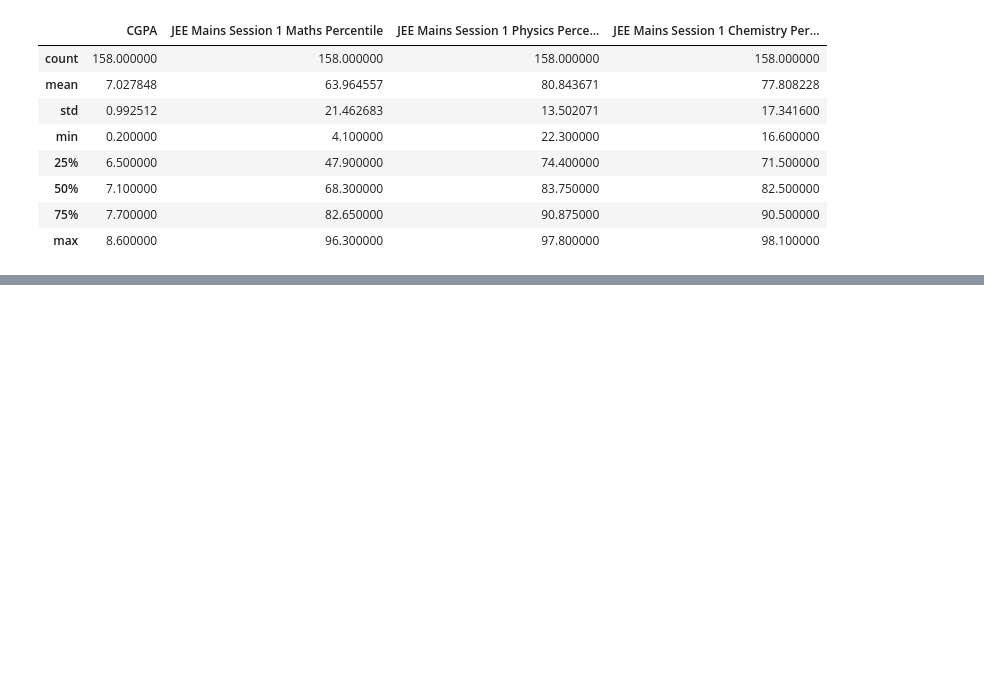
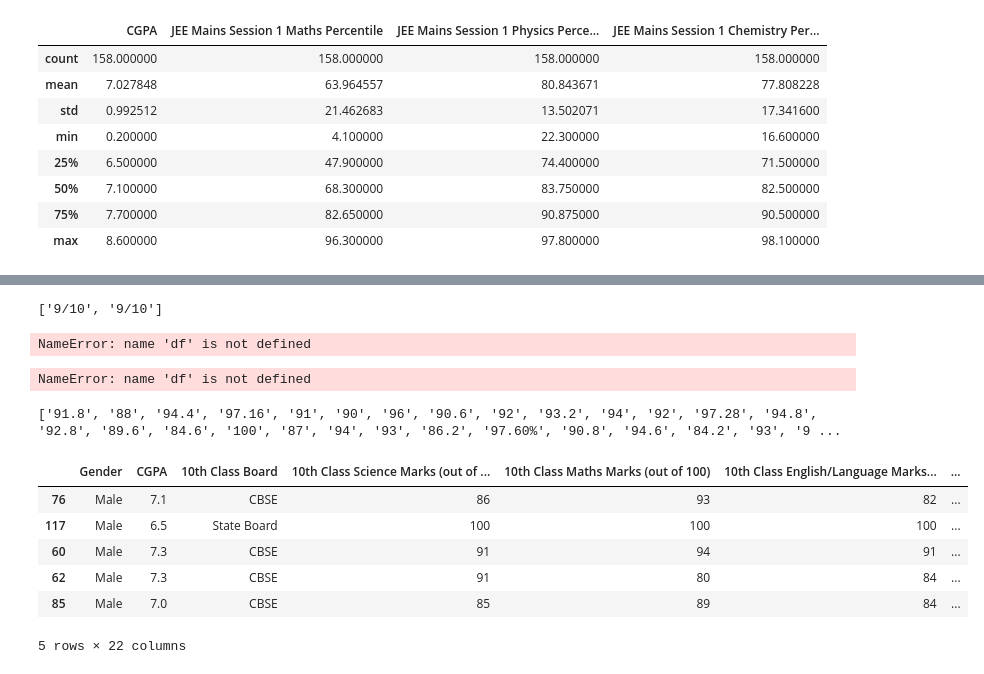
Before and after one commit to amitsitare/CGPA-Prediction-Model, a Jupyter notebook: Assignment1.ipynb, the cells around one changed output, grey strips where cells are left out. Drawn from its saved outputs; the diff is of its cells as text; code cells hidden in the pictures; blank space fills up the shorter version.

```diff
--- a/Assignment1.ipynb
+++ b/Assignment1.ipynb
@@ -79,0 +183,4 @@ df.describe()
+# %%
+df.loc[df['10th Class English/Language Marks (out of 100)'] == '99 (ENG)', '10th Class English/Language Marks (out of 100)'] = '99'
+# %%
+df.loc[df['10th Class English/Language Marks (out of 100)'] == 'Pass', '10th Class English/Language Marks (out of 100)'] = '90'
@@ -79,0 +207,56 @@ df.describe()
+# %%
+import re
+
+# Check for values in the column that are not integers
+non_int_values = [value for value in df['10th Class English/Language Marks (out of 100)'] if not isinstance(value, int)]
+
+# Filter values that match patterns like '10/10'
+special_values = [value for value in non_int_values if re.match(r'^\d+/\d+$', value)]
+
+# Print the result
+print(special_values)
+# %% [output]
+['9/10', '9/10']
+# %%
+# Convert special values to percentages and update the dataset
+for i, value in df['10th Class English/Language Marks (out of 100)'].items():
+    if isinstance(value, str) and re.match(r'^\d+/\d+$', value):
+        numerator, denominator = map(int, value.split('/'))
+        df.at[i, '10th Class English/Language Marks (out of 100)'] = (numerator / denominator) * 100
+# %% [output]
+NameError: name 'df' is not defined
+# %%
+# Define a function to handle special cases and convert to float
+def convert_to_float(value):
+    if isinstance(value, str):  # Check if the value is a string
+        try:
+            return float(value)  # Convert regular strings to float
+        except ValueError:
+            return None  # Handle invalid strings as NaN
+    elif isinstance(value, (int, float)):  # Already numeric
+        return float(value)
+    return None  # Handle other cases like None or non-convertible values
+
+# Apply the function to convert the column
+df['10th Class English/Language Marks (out of 100)'] = df['10th Class English/Language Marks (out of 100)'].apply(convert_to_float)
+
+# Ensure the column is of float type
+df['10th Class English/Language Marks (out of 100)'] = df['10th Class English/Language Marks (out of 100)'].astype(float)
+# %% [output]
+NameError: name 'df' is not defined
+# %%
+# Get a English_10_Marks_column as a list
+overallpercentage = df['10th Class Overall Percentage'].tolist()
+print(overallpercentage)
+# %% [output]
+['91.8', '88', '94.4', '97.16', '91', '90', '96', '90.6', '92', '93.2', '94', '92', '97.28', '94.8', '92.8', '89.6', '84.6', '100', '87', '94', '93', '86.2', '97.60%', '90.8', '94.6', '84.2', '93', '9 ...
+# %%
+df.sample(5)
+# %% [output]
+|  | Gender | CGPA | 10th Class Board | 10th Class Science Marks (out of ... | 10th Class Maths Marks (out of 100) | 10th Class English/Language Marks... | ... |
+| 76 | Male | 7.1 | CBSE | 86 | 93 | 82 | ... |
+| 117 | Male | 6.5 | State Board | 100 | 100 | 100 | ... |
+| 60 | Male | 7.3 | CBSE | 91 | 94 | 91 | ... |
+| 62 | Male | 7.3 | CBSE | 91 | 80 | 84 | ... |
+| 85 | Male | 7.0 | CBSE | 85 | 89 | 84 | ... |
+5 rows × 22 columns
```
Also changed, not shown: parts of 15 cells of this notebook, 1 other file.
